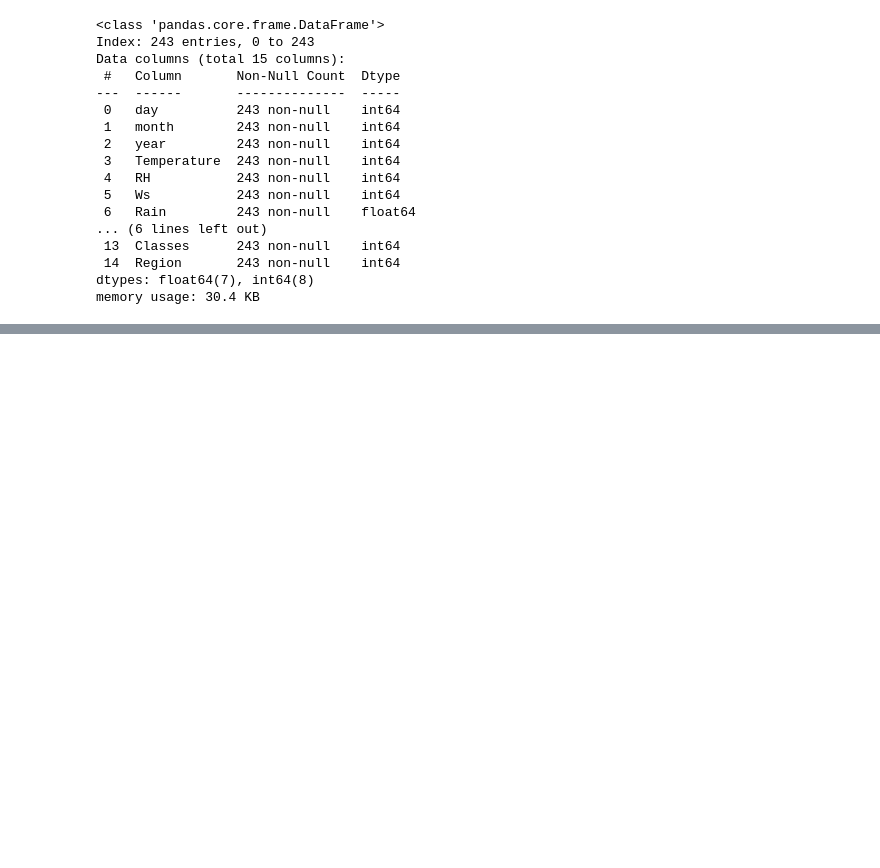
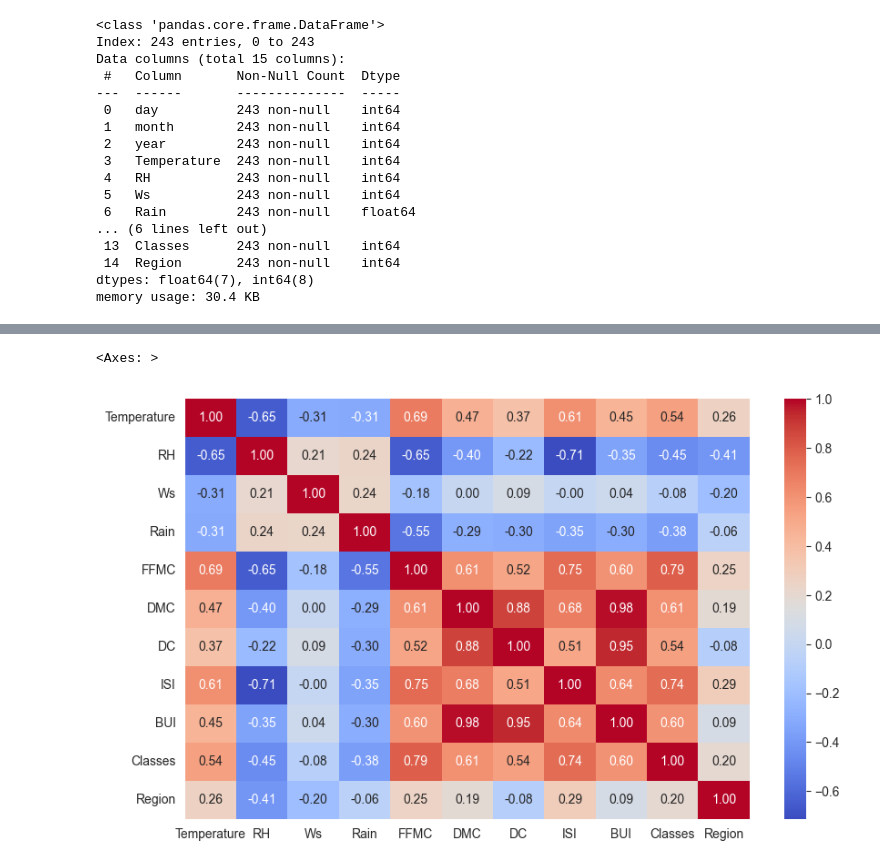
Before and after one commit to Ahmet-Ruchan/ML-Core, a Jupyter notebook: Core/Machine Learning/4-Ridge_Lasso_ElasticNet.ipynb, the cells around one changed output, grey strips where cells are left out. Cells and saved outputs as stored; diff of their text form; code cells hidden in the pictures; blank space fills up the shorter version.

```diff
--- a/Core/Machine Learning/4-Ridge_Lasso_ElasticNet.ipynb
+++ b/Core/Machine Learning/4-Ridge_Lasso_ElasticNet.ipynb
@@ -355,0 +387,4 @@ df.describe()
+# %%
+# dependent and independent variables
+X = df.drop('FWI', axis=1) # Feature matrix
+y = df['FWI'] # Target variable
@@ -355,0 +422,9 @@ df.describe()
+# %%
+from sklearn.model_selection import train_test_split
+X_train, X_test, y_train, y_test = train_test_split(X, y, test_size=0.2, random_state=42)
+# %%
+plt.figure(figsize = (10,6))
+sns.heatmap(X_train.corr(), annot=True, cmap='coolwarm', fmt=".2f")
+# %% [output]
+<Axes: >
+[figure, added]
```
Also changed, not shown: parts of 17 cells of this notebook.
